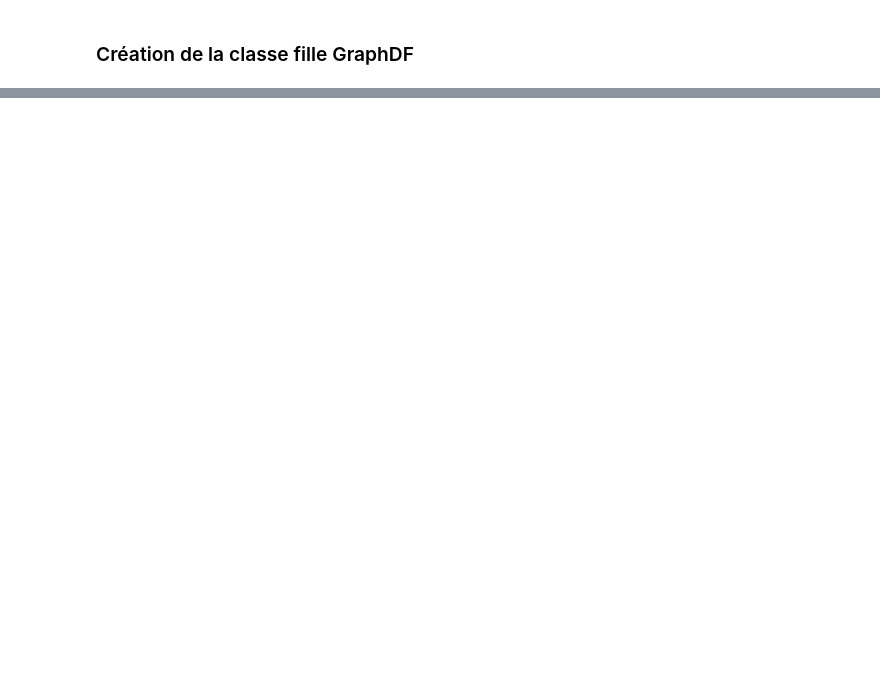
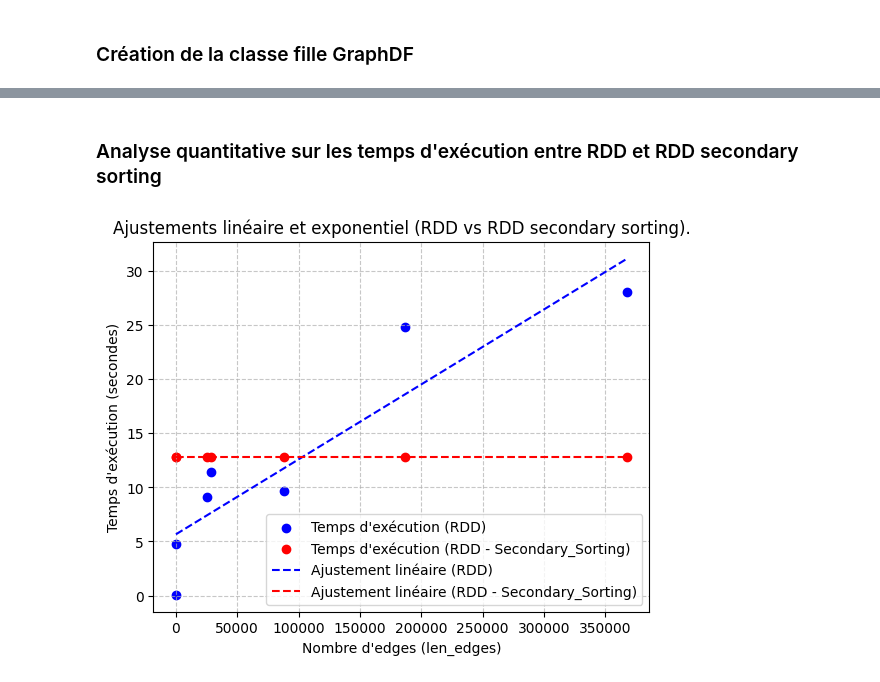
Before and after one commit to auduvignac/CCF_MapReduce, a Jupyter notebook: CCF.ipynb, the cells around one changed output, grey strips where cells are left out. Drawn from its saved outputs; the diff is of its cells as text; code cells hidden in the pictures; blank space fills up the shorter version.

```diff
--- a/CCF.ipynb
+++ b/CCF.ipynb
@@ -695,0 +1261,24 @@ Coefficient exponentiel de exectime_Dataframe : [1.20387712e+02 6.73820188e-06]
+# %% [markdown]
+### Analyse quantitative sur les temps d'exécution entre RDD et RDD secondary sorting
+# %%
+# Points originaux
+plt.scatter(len_edges, exectime_RDD, label="Temps d'exécution (RDD)", marker='o', color='blue')
+plt.scatter(len_edges, exectime_RDD_Secondary_Sorting, label="Temps d'exécution (RDD - Secondary_Sorting)", marker='o', color='red')
+
+# Ajustements
+x_fit = np.linspace(builtins.min(len_edges), builtins.max(len_edges), 100)
+y_fit_linear_RDD = coeffs_linear_RDD[0] * x_fit + coeffs_linear_RDD[1]
+y_fit_linear_RDD_Secondary_Sorting = coeffs_linear_RDD_Secondary_Sorting[0] * x_fit + coeffs_linear_RDD_Secondary_Sorting[1]
+
+plt.plot(x_fit, y_fit_linear_RDD, label="Ajustement linéaire (RDD)", color='blue', linestyle='--')
+plt.plot(x_fit, y_fit_linear_RDD_Secondary_Sorting, label="Ajustement linéaire (RDD - Secondary_Sorting)", color='red', linestyle='--')
+
+# Ajouter des titres et légendes
+plt.title("Ajustements linéaire et exponentiel (RDD vs RDD secondary sorting).")
+plt.xlabel("Nombre d'edges (len_edges)")
+plt.ylabel("Temps d'exécution (secondes)")
+plt.legend()
+plt.grid(True, linestyle='--', alpha=0.7)
+plt.show()
+# %% [output]
+[figure, added]
```
Also changed, not shown: parts of 14 cells of this notebook.
